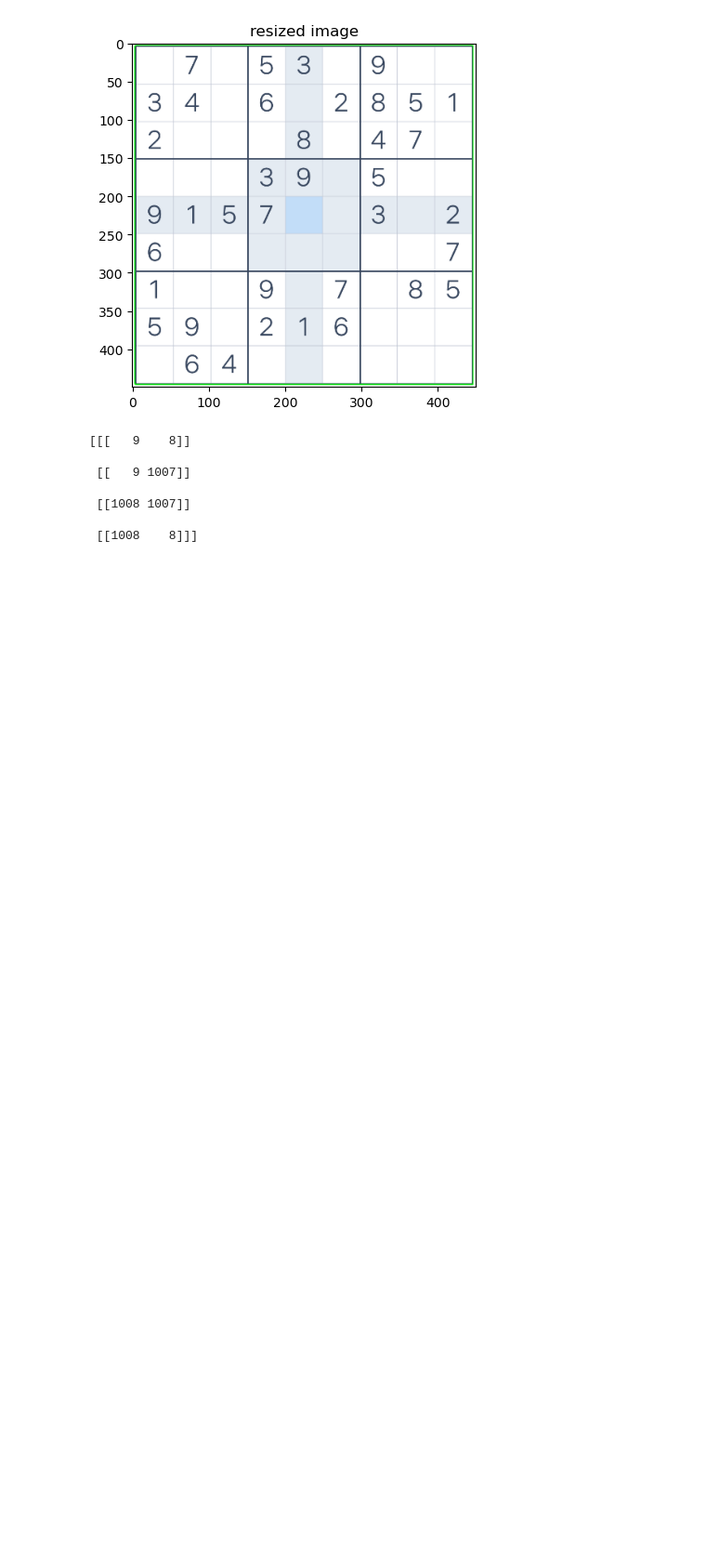
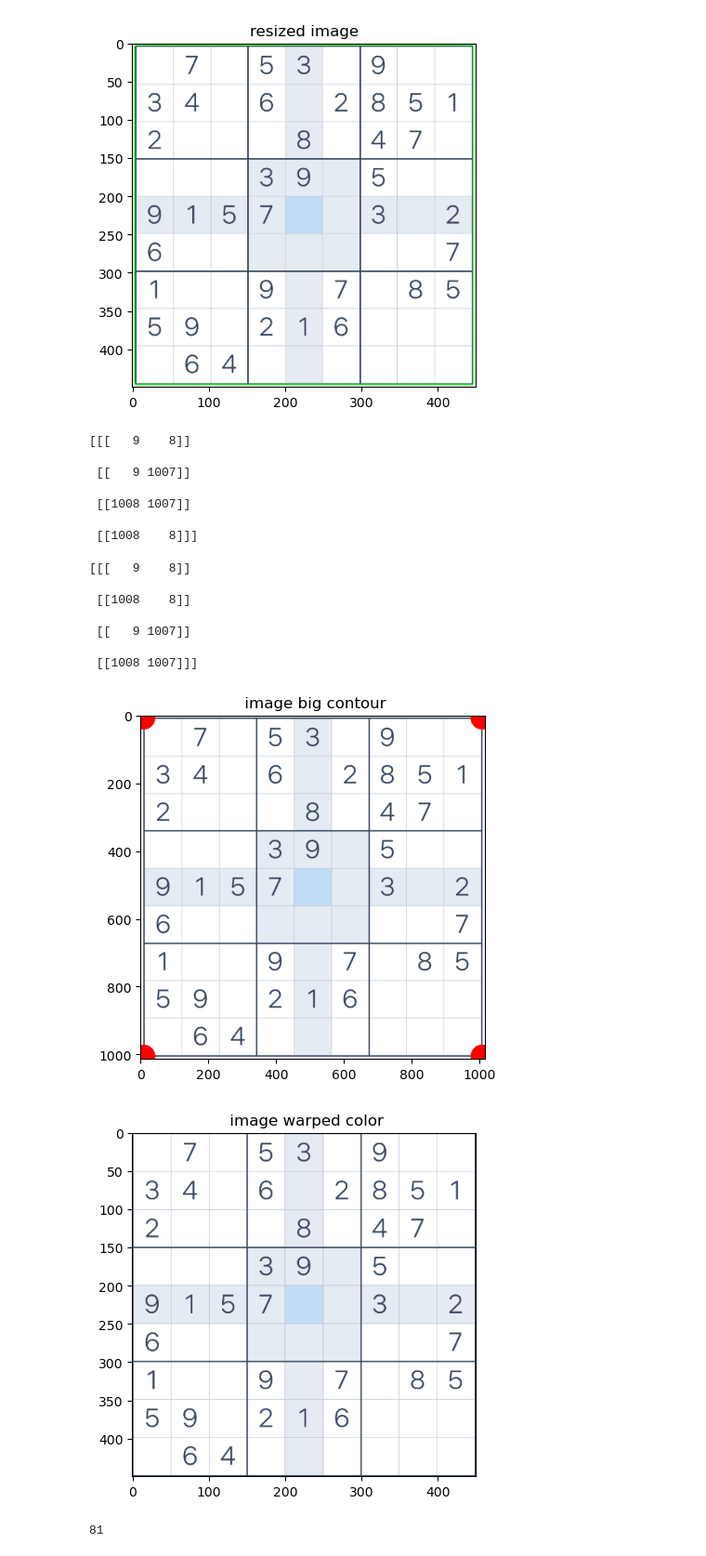
Before and after one commit to ypavanr/sudoku-image-solver, a Jupyter notebook: main.ipynb, the cells around one changed output. Shown at 93% size. Drawn from its saved outputs; the diff is of its cells as text; code cells hidden in the pictures; blank space fills up the shorter version.

Commit message:
complete image processing

```diff
--- a/main.ipynb
+++ b/main.ipynb
@@ -37,7 +37,10 @@ plt.show()
 # %% [output]
 [figure]
 # %%
-img_resize=cv2.resize(contour_img,(450,450))
+heightImg = 450
+widthImg = 450
+imgBlank = np.zeros((heightImg, widthImg, 3), np.uint8)
+img_resize=cv2.resize(contour_img,(heightImg,widthImg))
 plt.title('resized image')
 plt.imshow(cv2.cvtColor(img_resize, cv2.COLOR_BGR2RGB))
 plt.show()
@@ -67,3 +70,40 @@ print(biggest)
  [[1008 1007]]
 
  [[1008    8]]]
+# %%
+def reorder(myPoints):
+    myPoints=myPoints.reshape((4,2))
+    myPointsNew=np.zeros((4,1,2),dtype=np.int32)
+    add=myPoints.sum(1)
+    myPointsNew[0]=myPoints[np.argmin(add)]
+    myPointsNew[3]=myPoints[np.argmax(add)]
+    diff=np.diff(myPoints,axis=1)
+    myPointsNew[1]=myPoints[np.argmin(diff)]
+    myPointsNew[2]=myPoints[np.argmax(diff)]
+    return myPointsNew
+# %%
+imgBigContour=img.copy()
+if biggest.size!=0:
+    biggest=reorder(biggest)
+    print(biggest)
+    cv2.drawContours(imgBigContour,biggest,-1,(0,0,255),70)
+    pts1=np.float32(biggest)
+    pts2=np.float32([[0,0],[widthImg,0],[0,heightImg],[widthImg,heightImg]])
+    matrix=cv2.getPerspectiveTransform(pts1,pts2)
+    imgWarpColored=cv2.warpPerspective(img,matrix,(widthImg,heightImg))
+    plt.title(' image big contour')
+    plt.imshow(cv2.cvtColor(imgBigContour, cv2.COLOR_BGR2RGB))
+    plt.show()
+    plt.title(' image warped color')
+    plt.imshow(cv2.cvtColor(imgWarpColored, cv2.COLOR_BGR2RGB))
+    plt.show()
+# %% [output]
+[[[   9    8]]
+
+ [[1008    8]]
+
+ [[   9 1007]]
+
+ [[1008 1007]]]
+[figure, added]
+[figure, added]
@@ -69,0 +119,5 @@ print(biggest)
+# %%
+boxes=splitBoxes(imgWarpColored)
+len(boxes)
+# %% [output]
+81
```
Also changed, not shown: parts of 2 cells of this notebook.
